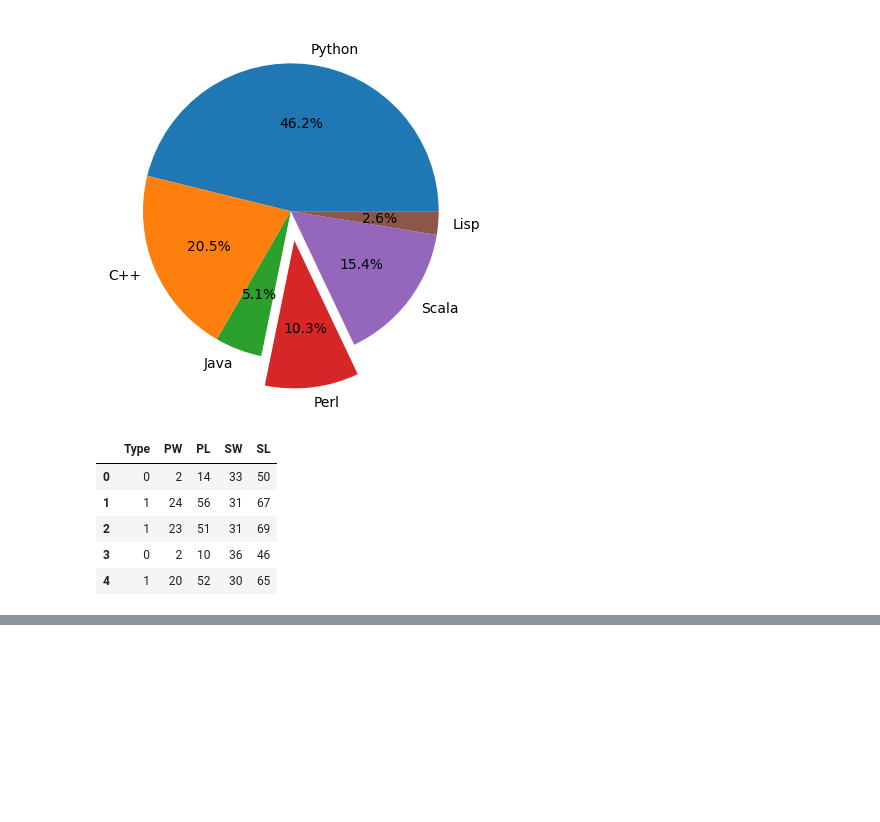
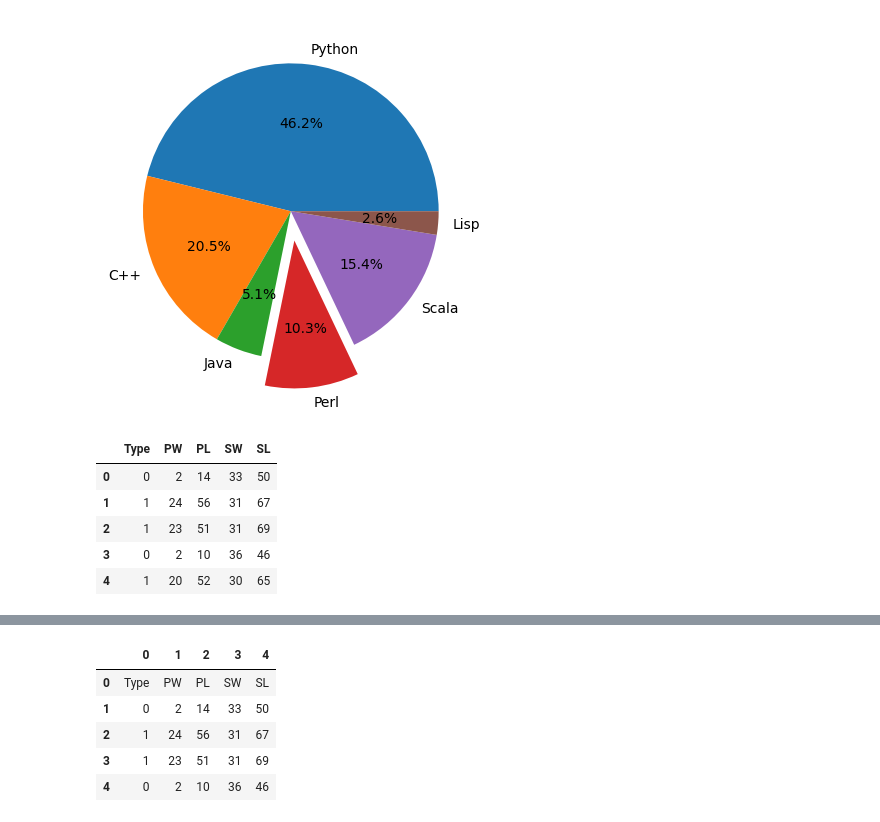
Before and after one commit to NasimShokrgozar/FirstSc, a Jupyter notebook: Session3_Basic.ipynb, the cells around one changed output, grey strips where cells are left out. Drawn from its saved outputs; the diff is of its cells as text; code cells hidden in the pictures; blank space fills up the shorter version.

```diff
--- a/Session3_Basic.ipynb
+++ b/Session3_Basic.ipynb
@@ -279,0 +308,11 @@ Fisher.head()
+# %%
+#اگر دیتایی داشتیم که سر ستون نداشت با دستور ذیل آن را مشخص می کنیم
+Fisher3=pd.read_csv('Fisher.csv',sep=',',header=None)
+Fisher3.head()
+# %% [output]
+|  | 0 | 1 | 2 | 3 | 4 |
+| 0 | Type | PW | PL | SW | SL |
+| 1 | 0 | 2 | 14 | 33 | 50 |
+| 2 | 1 | 24 | 56 | 31 | 67 |
+| 3 | 1 | 23 | 51 | 31 | 69 |
+| 4 | 0 | 2 | 10 | 36 | 46 |
```
Also changed, not shown: parts of 5 cells of this notebook.
